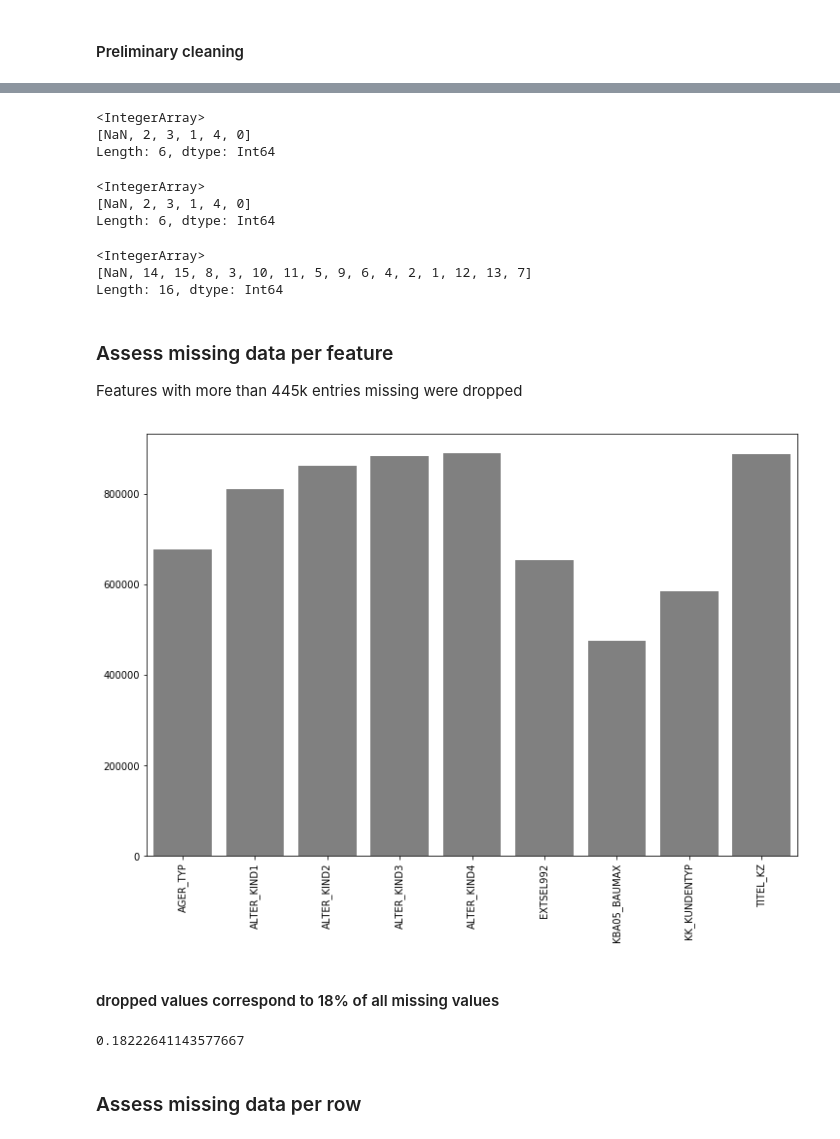
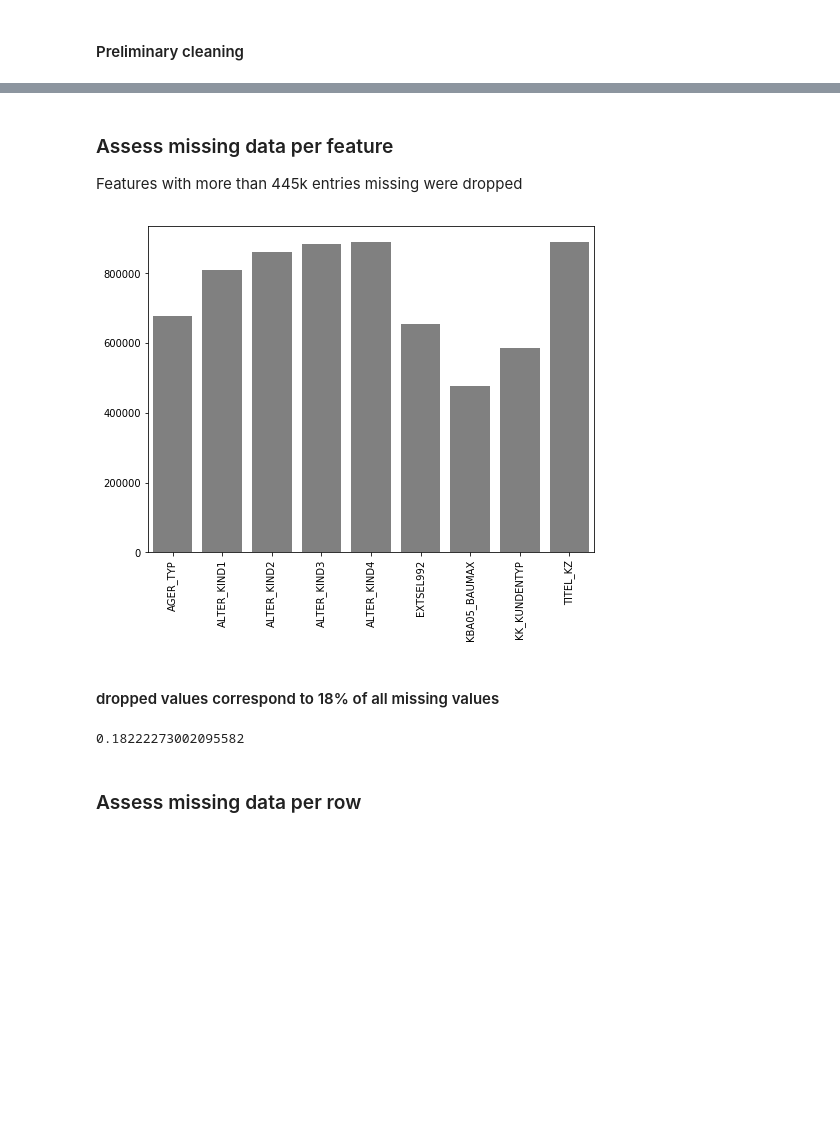
Before and after one commit to bvcmartins/dsnd_capstone, a Jupyter notebook: main.ipynb, the cells around one changed output, grey strips where cells are left out. Drawn from its saved outputs; the diff is of its cells as text; code cells hidden in the pictures; blank space fills up the shorter version.

```diff
--- a/main.ipynb
+++ b/main.ipynb
@@ -249,15 +251,20 @@ azdias.head()
+# %%
+list_numeric = azdias.dtypes[azdias.dtypes=='float64'].index.values.tolist()
+azdias[list_numeric] = azdias[list_numeric].astype('Int64')
 # %% [markdown]
 ## Data Cleaning
 # %% [markdown]
 #### Preliminary cleaning
 # %%
 def pre_clean(df):
-    df['OST_WEST_KZ'] = df['OST_WEST_KZ'].map({'W':0, 'O':1})
+    df['OST_WEST_KZ'] = df['OST_WEST_KZ'].map({'W':0, 'O':1}).astype("Int64")
     df['CAMEO_INTL_2015'] = df['CAMEO_INTL_2015'].replace({'XX':np.nan})
+    df['CAMEO_DEUG_2015'] = df['CAMEO_DEUG_2015'].replace({'X':np.nan})
+    df['CAMEO_DEU_2015'] = df['CAMEO_DEU_2015'].replace({'XX':np.nan})
     df['LP_LEBENSPHASE_FEIN'] = df['LP_LEBENSPHASE_FEIN'].replace({0:np.nan}).astype('Int64')
     df['LP_LEBENSPHASE_GROB'] = df['LP_LEBENSPHASE_GROB'].replace({0:np.nan}).astype('Int64')
     return df.drop('EINGEFUEGT_AM', axis=1)
 # %%
-azdias = pre_clean(azdias.copy())
+azdias = pre_clean(azdias)
 # %% [markdown]
 ### Missing Data - convert missing value codes to NaNs
@@ -286,6 +291,5 @@ def missing_values(df):
     return df
 # %%
 %%time
-azdias2 = missing_values(azdias.copy())
-azdias2.head()
+azdias = missing_values(azdias)
 # %% [output]
@@ -294,37 +298,19 @@ Wall time: 4min 46s
-# %%
-azdias['PLZ8_ANTG1'].unique()
-# %% [output]
-<IntegerArray>
-[NaN, 2, 3, 1, 4, 0]
-Length: 6, dtype: Int64
-# %%
-azdias2['PLZ8_ANTG1'].unique()
-# %% [output]
-<IntegerArray>
-[NaN, 2, 3, 1, 4, 0]
-Length: 6, dtype: Int64
-# %%
-azdias2['PRAEGENDE_JUGENDJAHRE'].unique()
-# %% [output]
-<IntegerArray>
-[NaN, 14, 15, 8, 3, 10, 11, 5, 9, 6, 4, 2, 1, 12, 13, 7]
-Length: 16, dtype: Int64
 # %% [markdown]
 ### Assess missing data per feature
 
 Features with more than 445k entries missing were dropped
 # %%
-null_df = azdias2.isnull().sum()
+null_df = azdias.isnull().sum()
 null_df = null_df[null_df > 445E3]
-fig,ax = plt.subplots(figsize=(12,8))
+fig,ax = plt.subplots(figsize=(8,6))
 ax = sns.barplot(null_df.index, null_df.values, color='gray')
 ax.set_xticklabels(ax.get_xticklabels(),rotation=90);
 # %% [output]
-[figure, old version]
+[figure, new version]
 # %% [markdown]
 #### dropped values correspond to 18% of all missing values
 # %%
-azdias2[null_df.index].isnull().sum().sum() / azdias2.isnull().sum().sum()
+azdias[null_df.index].isnull().sum().sum() / azdias.isnull().sum().sum()
 # %% [output]
-0.18222641143577667
+0.18222273002095582
 # %%
```
Also changed, not shown: parts of 94 cells of this notebook.
